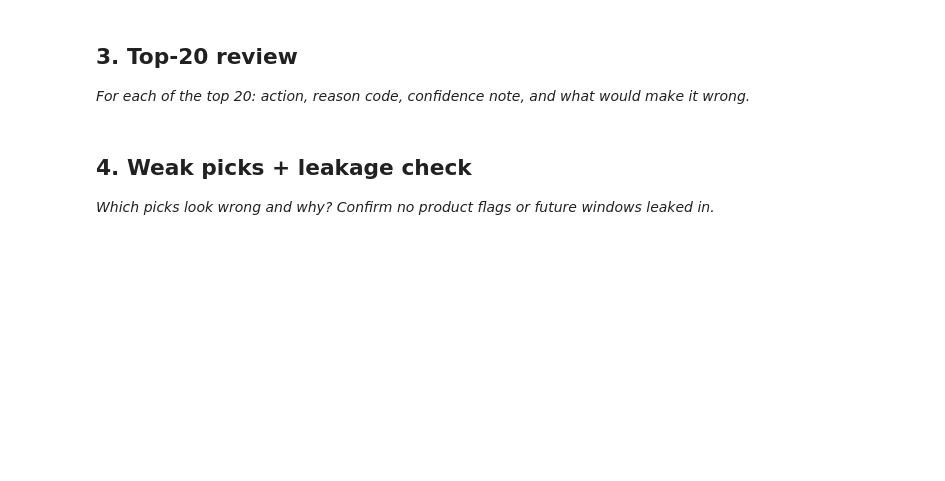
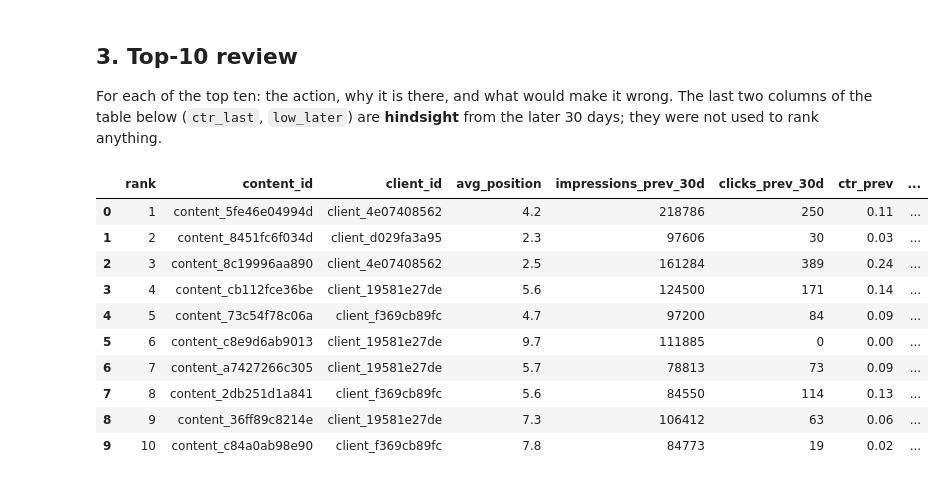
Before and after one commit to m-awaischohan/flyrank-internship-ml, a Jupyter notebook: work/notebooks/w04_baseline_score.ipynb, the cells around one changed output. Drawn from its saved outputs; the diff is of its cells as text; code cells hidden in the pictures; blank space fills up the shorter version.

```diff
--- a/work/notebooks/w04_baseline_score.ipynb
+++ b/work/notebooks/w04_baseline_score.ipynb
@@ -22,0 +54,12 @@ This skeleton is yours to fill. Work the sections **in order** — each one has
+# %%
+s1 = el.groupby("band", observed=True).agg(
+    n=("content_id", "size"),
+    clicks=("clicks_prev_30d", "sum"),
+    impressions=("impressions_prev_30d", "sum"),
+)
+s1["pooled_ctr_pct"] = (100 * s1["clicks"] / s1["impressions"]).round(3)
+s1["share_of_pages_under_0.5pct"] = (
+    el.assign(under=el["ctr_prev"] < 0.5).groupby("band", observed=True)["under"].mean().round(3)
+)
+print("Total n in this table:", int(s1["n"].sum()))
+s1[["n", "pooled_ctr_pct", "share_of_pages_under_0.5pct"]]
@@ -22,0 +164,23 @@ This skeleton is yours to fill. Work the sections **in order** — each one has
+# %%
+# precision@K: of the top K the rule flags, how many were still low in the later 30 days?
+hind = ev.set_index("content_id")["low_later"]
+
+def p_at_k(ids, k):
+    labelled = pd.Series(list(ids)[:k]).map(hind).dropna()
+    return round(float(labelled.mean()), 3), len(labelled)
+
+base_rate = float(ev["low_later"].mean())
+big_first = el.sort_values(["impressions_prev_30d", "content_id"], ascending=[False, True])["content_id"]
+
+rows = []
+for k in (10, 20, 50, 100):
+    rule_p, rule_n = p_at_k(queue["content_id"], k)
+    big_p, _ = p_at_k(big_first, k)
+    rows.append({"K": k, "my rule": rule_p, "biggest pages first": big_p,
+                 "base rate": round(base_rate, 3), "n labelled in top K": rule_n})
+prec = pd.DataFrame(rows).set_index("K")
+
+fixed = ev[ev["ctr_prev"] < 0.5]
+print(f"Fixed rule 'earlier CTR < 0.5%': flags {len(fixed)/len(ev):.0%} of labelled pages, "
+      f"{fixed['low_later'].mean():.3f} of them low later (not a ranking, so no K)")
+prec
@@ -23,4 +227,4 @@ This skeleton is yours to fill. Work the sections **in order** — each one has
 # %% [markdown]
-## 3. Top-20 review
+## 3. Top-10 review
 
-*For each of the top 20: action, reason code, confidence note, and what would make it wrong.*
+For each of the top ten: the action, why it is there, and what would make it wrong. The last two columns of the table below (`ctr_last`, `low_later`) are **hindsight** from the later 30 days; they were not used to rank anything.
@@ -30,4 +230,0 @@ This skeleton is yours to fill. Work the sections **in order** — each one has
-# %% [markdown]
-## 4. Weak picks + leakage check
-
-*Which picks look wrong and why? Confirm no product flags or future windows leaked in.*
@@ -36,0 +231,17 @@ This skeleton is yours to fill. Work the sections **in order** — each one has
+# %%
+top10 = queue.head(10).merge(ev[["content_id", "ctr_last", "low_later"]], on="content_id", how="left")
+top10[["rank", "content_id", "client_id", "avg_position", "impressions_prev_30d", "clicks_prev_30d",
+       "ctr_prev", "typical_ctr_band", "missing_clicks", "main_intent", "days_since_last_update",
+       "content_age_days", "ctr_last", "low_later"]].round(2)
+# %% [output]
+|  | rank | content_id | client_id | avg_position | impressions_prev_30d | clicks_prev_30d | ctr_prev | ... |
+| 0 | 1 | content_5fe46e04994d | client_4e07408562 | 4.2 | 218786 | 250 | 0.11 | ... |
+| 1 | 2 | content_8451fc6f034d | client_d029fa3a95 | 2.3 | 97606 | 30 | 0.03 | ... |
+| 2 | 3 | content_8c19996aa890 | client_4e07408562 | 2.5 | 161284 | 389 | 0.24 | ... |
+| 3 | 4 | content_cb112fce36be | client_19581e27de | 5.6 | 124500 | 171 | 0.14 | ... |
+| 4 | 5 | content_73c54f78c06a | client_f369cb89fc | 4.7 | 97200 | 84 | 0.09 | ... |
+| 5 | 6 | content_c8e9d6ab9013 | client_19581e27de | 9.7 | 111885 | 0 | 0.00 | ... |
+| 6 | 7 | content_a7427266c305 | client_19581e27de | 5.7 | 78813 | 73 | 0.09 | ... |
+| 7 | 8 | content_2db251d1a841 | client_f369cb89fc | 5.6 | 84550 | 114 | 0.13 | ... |
+| 8 | 9 | content_36ff89c8214e | client_19581e27de | 7.3 | 106412 | 63 | 0.06 | ... |
+| 9 | 10 | content_c84a0ab98e90 | client_f369cb89fc | 7.8 | 84773 | 19 | 0.02 | ... |
```
Also changed, not shown: parts of 25 cells of this notebook, 3 other files.
